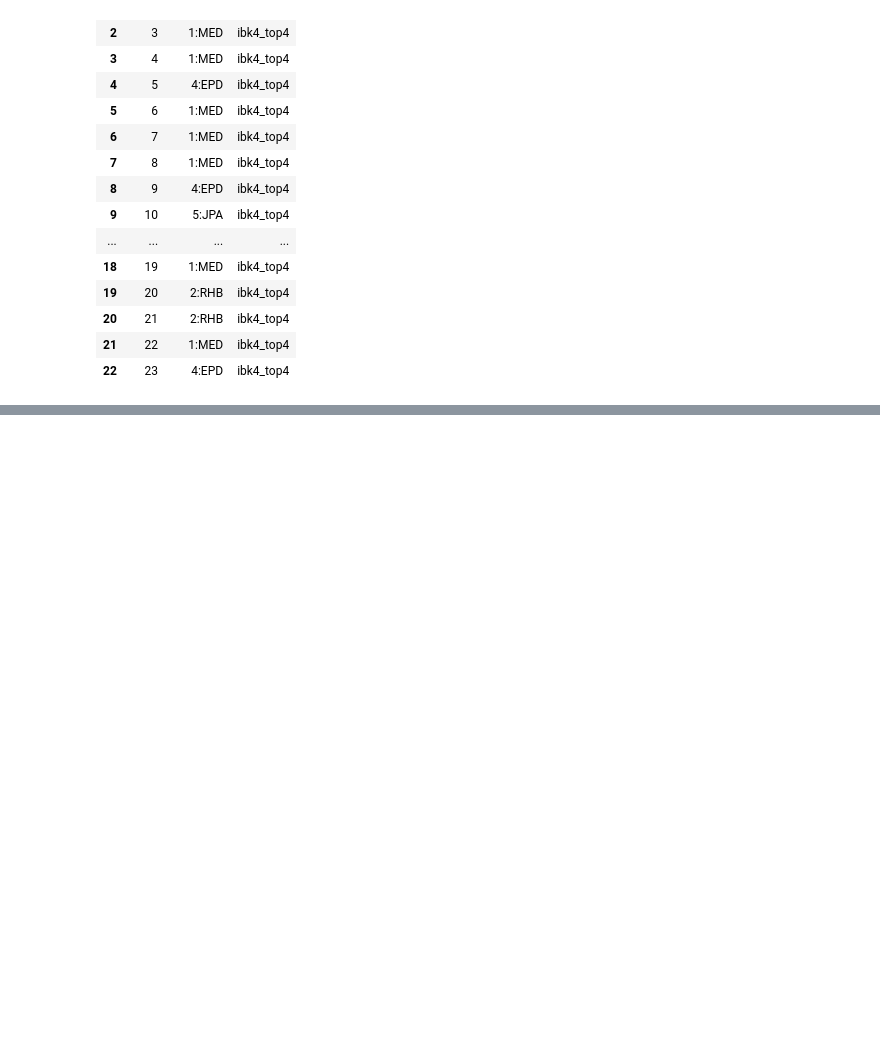
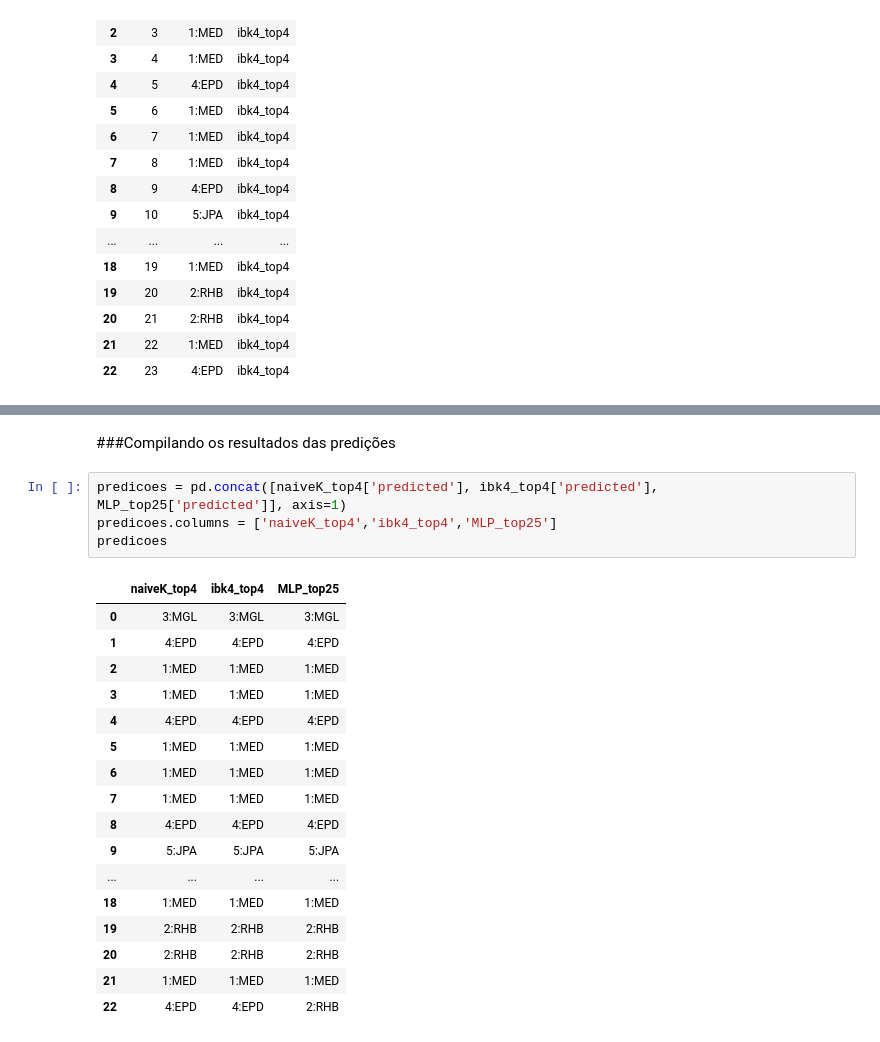
Before and after one commit to ojon/MD_Proj, a Jupyter notebook: TestResults.ipynb, the cells around one changed output, grey strips where cells are left out. Cells and saved outputs as stored; diff of their text form; blank space fills up the shorter version.

```diff
--- a/TestResults.ipynb
+++ b/TestResults.ipynb
@@ -133,0 +211,24 @@ naiveK_top4
+# %% [markdown]
+###Compilando os resultados das predições
+# %%
+predicoes = pd.concat([naiveK_top4['predicted'], ibk4_top4['predicted'], MLP_top25['predicted']], axis=1)
+predicoes.columns = ['naiveK_top4','ibk4_top4','MLP_top25']
+predicoes
+# %% [output]
+|  | naiveK_top4 | ibk4_top4 | MLP_top25 |
+| 0 | 3:MGL | 3:MGL | 3:MGL |
+| 1 | 4:EPD | 4:EPD | 4:EPD |
+| 2 | 1:MED | 1:MED | 1:MED |
+| 3 | 1:MED | 1:MED | 1:MED |
+| 4 | 4:EPD | 4:EPD | 4:EPD |
+| 5 | 1:MED | 1:MED | 1:MED |
+| 6 | 1:MED | 1:MED | 1:MED |
+| 7 | 1:MED | 1:MED | 1:MED |
+| 8 | 4:EPD | 4:EPD | 4:EPD |
+| 9 | 5:JPA | 5:JPA | 5:JPA |
+| ... | ... | ... | ... |
+| 18 | 1:MED | 1:MED | 1:MED |
+| 19 | 2:RHB | 2:RHB | 2:RHB |
+| 20 | 2:RHB | 2:RHB | 2:RHB |
+| 21 | 1:MED | 1:MED | 1:MED |
+| 22 | 4:EPD | 4:EPD | 2:RHB |
```
Also changed, not shown: parts of 17 cells of this notebook, 5 other files.
